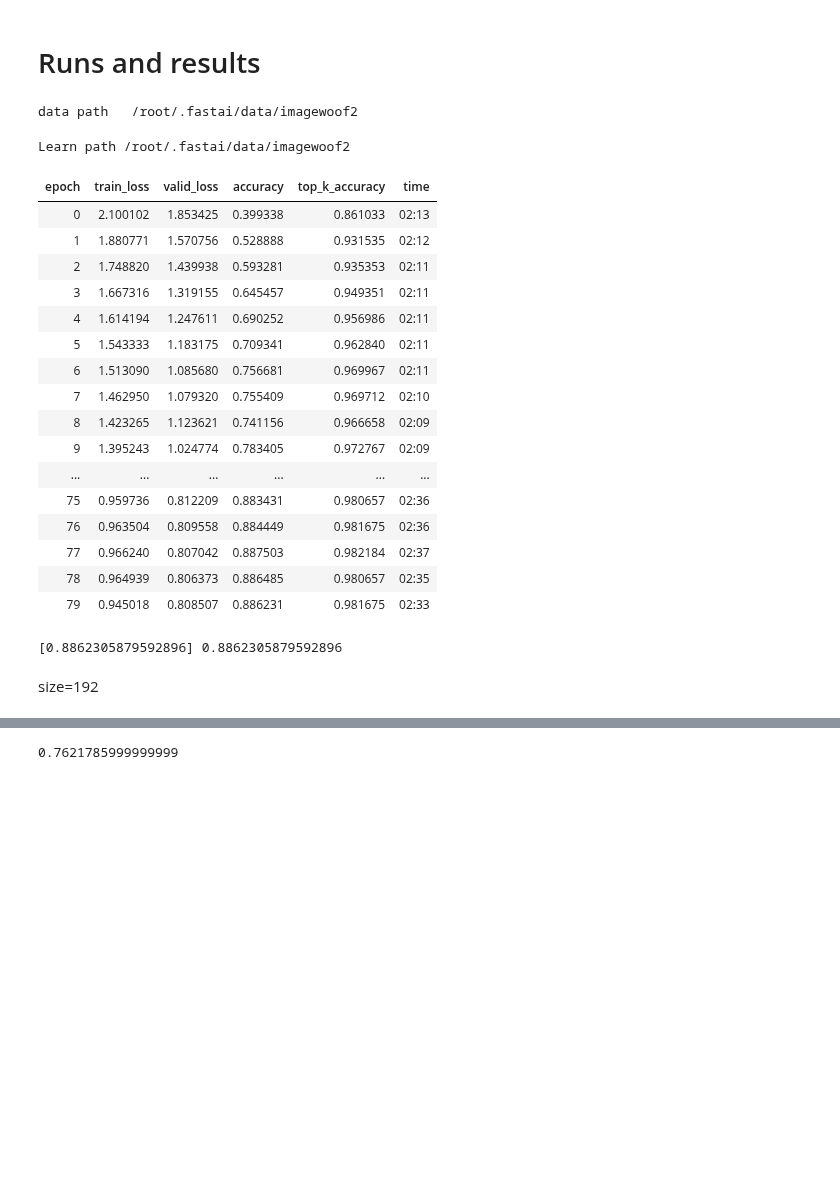
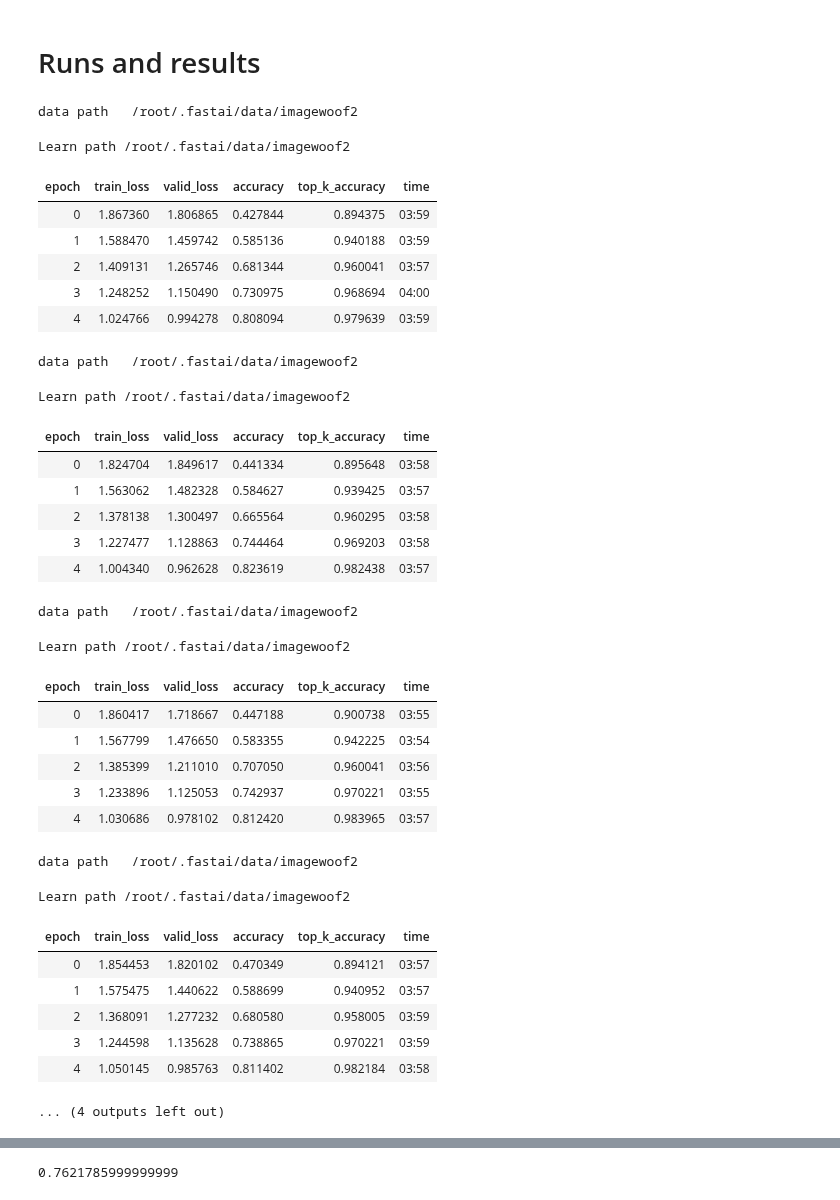
Before and after one commit to liuyao12/Ranger-Mish-ImageWoof-5, a Jupyter notebook: Woof_128_new_ConvTwist.ipynb, the cells around one changed output, grey strips where cells are left out. Cells and saved outputs as stored; diff of their text form; code cells hidden in the pictures; blank space fills up the shorter version.

```diff
--- a/Woof_128_new_ConvTwist.ipynb
+++ b/Woof_128_new_ConvTwist.ipynb
@@ -64,7 +66,7 @@ class ConvTwist(nn.Module):  # replacing 3x3 Conv2d
         self.twist = False
         self.same = ni==nf and stride==1
         if not (ni%groups==0 and nf%groups==0): groups = 1
-        elif ni%64==0: groups = ni//8
+        elif ni%64==0: groups = ni//4
         self.conv = nn.Conv2d(ni, nf, kernel_size=3, stride=stride, padding=1, bias=False, groups=groups)
         if self.twist:
             # self.conv_x = nn.Conv2d(ni, nf, kernel_size=3, stride=stride, padding=1, bias=False, groups=groups)
@@ -81,9 +83,9 @@ class ConvTwist(nn.Module):  # replacing 3x3 Conv2d
         self.iters = iters
         self.stride = stride
         self.groups = groups
-        self.DD = self.derivatives()
+        self.DD = self.DD()
 
-    def derivatives(self):
+    def DD(self, order=3):
         I = torch.Tensor([[0,0,0],[0,1,0],[0,0,0]]).view(1,1,3,3)
         D_x = torch.Tensor([[-1,0,1],[-2,0,2],[-1,0,1]]).view(1,1,3,3) / 10
         D_y = torch.Tensor([[1,2,1],[0,0,0],[-1,-2,-1]]).view(1,1,3,3) / 10
@@ -224,7 +226,7 @@ class NewResBlock(Module):
 # %% [markdown]
 # Model Constructor
 # %%
-model = Net(c_out=10, layers=[4,6,8,10], expansion=4)
+model = Net(c_out=10, layers=[4,6,8,8], expansion=4)
 model.block = NewResBlock
 # model.conv_layer = NewLayer # for the stem
 pool = MaxBlurPool2d(3, True)
@@ -237,32 +239,43 @@ model.sa = True
 # Runs and results
 # %%
 res = []
-for e in [80]:
-    mixup=0 if e<=20 else 0.4
-    learn = get_learn(model=model, size=128, bs=32, mixup=mixup)
+for e in [5] * 5:
+    mixup=0 if e<=20 else 0.2
+    learn = get_learn(model=model, size=192, bs=32, mixup=mixup)
     learn.fit_fc(e, lr=4e-3, moms=(0.95,0.95), start_pct=0.72)
-    res.append(learn.recorder.metrics[-1][0].item())
-print(res, sum(res)/len(res))
+    res += [learn.recorder.metrics[-1][0].item()]
+print([round(x, 6) for x in res], sum(res)/len(res))
 # %% [output]
 data path   /root/.fastai/data/imagewoof2
 Learn path /root/.fastai/data/imagewoof2
 | epoch | train_loss | valid_loss | accuracy | top_k_accuracy | time |
-| 0 | 2.100102 | 1.853425 | 0.399338 | 0.861033 | 02:13 |
-| 1 | 1.880771 | 1.570756 | 0.528888 | 0.931535 | 02:12 |
-| 2 | 1.748820 | 1.439938 | 0.593281 | 0.935353 | 02:11 |
-| 3 | 1.667316 | 1.319155 | 0.645457 | 0.949351 | 02:11 |
-| 4 | 1.614194 | 1.247611 | 0.690252 | 0.956986 | 02:11 |
-| 5 | 1.543333 | 1.183175 | 0.709341 | 0.962840 | 02:11 |
-| 6 | 1.513090 | 1.085680 | 0.756681 | 0.969967 | 02:11 |
-| 7 | 1.462950 | 1.079320 | 0.755409 | 0.969712 | 02:10 |
-| 8 | 1.423265 | 1.123621 | 0.741156 | 0.966658 | 02:09 |
-| 9 | 1.395243 | 1.024774 | 0.783405 | 0.972767 | 02:09 |
-| ... | ... | ... | ... | ... | ... |
-| 75 | 0.959736 | 0.812209 | 0.883431 | 0.980657 | 02:36 |
-| 76 | 0.963504 | 0.809558 | 0.884449 | 0.981675 | 02:36 |
-| 77 | 0.966240 | 0.807042 | 0.887503 | 0.982184 | 02:37 |
-| 78 | 0.964939 | 0.806373 | 0.886485 | 0.980657 | 02:35 |
-| 79 | 0.945018 | 0.808507 | 0.886231 | 0.981675 | 02:33 |
+| 0 | 1.867360 | 1.806865 | 0.427844 | 0.894375 | 03:59 |
+| 1 | 1.588470 | 1.459742 | 0.585136 | 0.940188 | 03:59 |
+| 2 | 1.409131 | 1.265746 | 0.681344 | 0.960041 | 03:57 |
+| 3 | 1.248252 | 1.150490 | 0.730975 | 0.968694 | 04:00 |
+| 4 | 1.024766 | 0.994278 | 0.808094 | 0.979639 | 03:59 |
-[0.8862305879592896] 0.8862305879592896
+data path   /root/.fastai/data/imagewoof2
+Learn path /root/.fastai/data/imagewoof2
+| epoch | train_loss | valid_loss | accuracy | top_k_accuracy | time |
+| 0 | 1.824704 | 1.849617 | 0.441334 | 0.895648 | 03:58 |
+| 1 | 1.563062 | 1.482328 | 0.584627 | 0.939425 | 03:57 |
+| 2 | 1.378138 | 1.300497 | 0.665564 | 0.960295 | 03:58 |
+| 3 | 1.227477 | 1.128863 | 0.744464 | 0.969203 | 03:58 |
+| 4 | 1.004340 | 0.962628 | 0.823619 | 0.982438 | 03:57 |
+data path   /root/.fastai/data/imagewoof2
+Learn path /root/.fastai/data/imagewoof2
+| epoch | train_loss | valid_loss | accuracy | top_k_accuracy | time |
+| 0 | 1.860417 | 1.718667 | 0.447188 | 0.900738 | 03:55 |
+| 1 | 1.567799 | 1.476650 | 0.583355 | 0.942225 | 03:54 |
+| 2 | 1.385399 | 1.211010 | 0.707050 | 0.960041 | 03:56 |
+| 3 | 1.233896 | 1.125053 | 0.742937 | 0.970221 | 03:55 |
+| 4 | 1.030686 | 0.978102 | 0.812420 | 0.983965 | 03:57 |
+data path   /root/.fastai/data/imagewoof2
+Learn path /root/.fastai/data/imagewoof2
+| epoch | train_loss | valid_loss | accuracy | top_k_accuracy | time |
+| 0 | 1.854453 | 1.820102 | 0.470349 | 0.894121 | 03:57 |
+| 1 | 1.575475 | 1.440622 | 0.588699 | 0.940952 | 03:57 |
+| 2 | 1.368091 | 1.277232 | 0.680580 | 0.958005 | 03:59 |
+| 3 | 1.244598 | 1.135628 | 0.738865 | 0.970221 | 03:59 |
+| 4 | 1.050145 | 0.985763 | 0.811402 | 0.982184 | 03:58 |
+... (4 outputs left out)
-# %% [markdown]
-size=192
```
Also changed, not shown: parts of 8 cells of this notebook.
